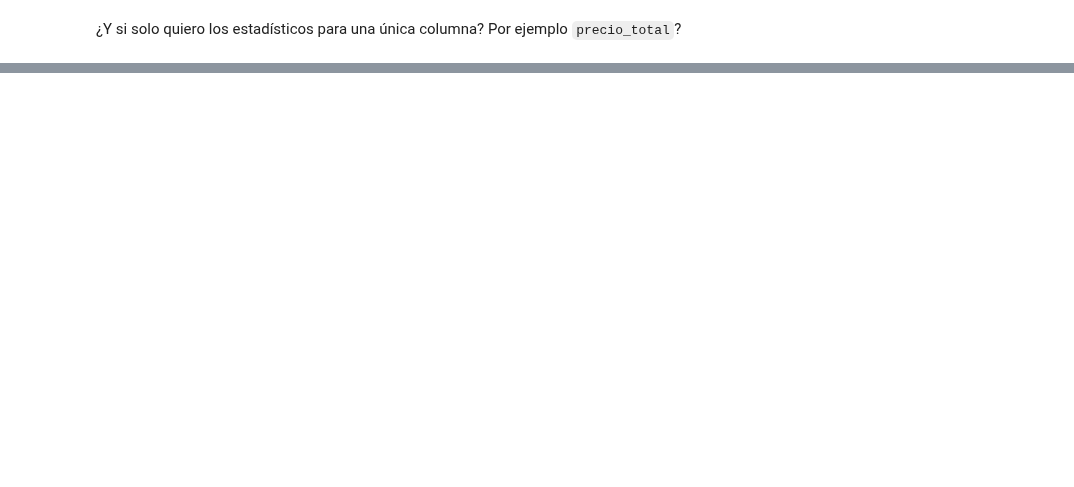
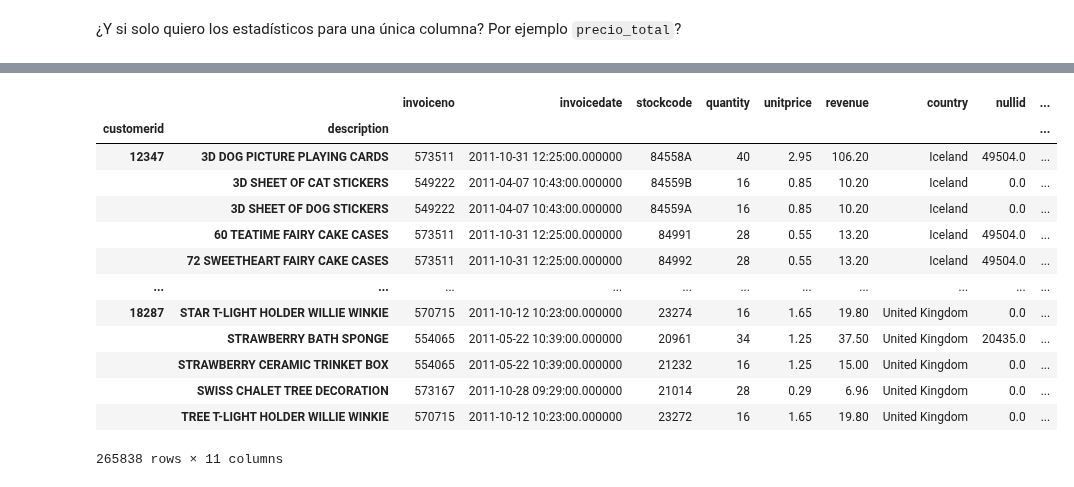
Before and after one commit to Ironhack-Data-Madrid-PartTime-May22/apuntes_clases, a Jupyter notebook: semana-04/4.2-Mas-Pandas.ipynb, the cells around one changed output, grey strips where cells are left out. Saved outputs shown, nothing was run; the diff lists cells and outputs as text; code cells hidden in the pictures; blank space fills up the shorter version.

```diff
--- a/semana-04/4.2-Mas-Pandas.ipynb
+++ b/semana-04/4.2-Mas-Pandas.ipynb
@@ -165,0 +860,8 @@ Imaginemos que queremos sacar las coordenadas como latitud y longitud de nuestro
+# %%
+def sacar_coordenadas(x):
+
+    geoloca = Nominatim(user_agent= "ana")
+
+    localizacion = geoloca.geocode(x)
+
+    return localizacion.latitude, localizacion.longitude
@@ -221,0 +1068,17 @@ Imaginemos que queremos sacar la media y la mediana para cada cliente:
+# %%
+df.groupby(['customerid', 'description']).max()
+# %% [output]
+|  |  | invoiceno | invoicedate | stockcode | quantity | unitprice | revenue | country | nullid | ... |
+| customerid | description |  |  |  |  |  |  |  |  | ... |
+| 12347 | 3D DOG PICTURE PLAYING CARDS | 573511 | 2011-10-31 12:25:00.000000 | 84558A | 40 | 2.95 | 106.20 | Iceland | 49504.0 | ... |
+|  | 3D SHEET OF CAT STICKERS | 549222 | 2011-04-07 10:43:00.000000 | 84559B | 16 | 0.85 | 10.20 | Iceland | 0.0 | ... |
+|  | 3D SHEET OF DOG STICKERS | 549222 | 2011-04-07 10:43:00.000000 | 84559A | 16 | 0.85 | 10.20 | Iceland | 0.0 | ... |
+|  | 60 TEATIME FAIRY CAKE CASES | 573511 | 2011-10-31 12:25:00.000000 | 84991 | 28 | 0.55 | 13.20 | Iceland | 49504.0 | ... |
+|  | 72 SWEETHEART FAIRY CAKE CASES | 573511 | 2011-10-31 12:25:00.000000 | 84992 | 28 | 0.55 | 13.20 | Iceland | 49504.0 | ... |
+| ... | ... | ... | ... | ... | ... | ... | ... | ... | ... | ... |
+| 18287 | STAR T-LIGHT HOLDER WILLIE WINKIE | 570715 | 2011-10-12 10:23:00.000000 | 23274 | 16 | 1.65 | 19.80 | United Kingdom | 0.0 | ... |
+|  | STRAWBERRY BATH SPONGE | 554065 | 2011-05-22 10:39:00.000000 | 20961 | 34 | 1.25 | 37.50 | United Kingdom | 20435.0 | ... |
+|  | STRAWBERRY CERAMIC TRINKET BOX | 554065 | 2011-05-22 10:39:00.000000 | 21232 | 16 | 1.25 | 15.00 | United Kingdom | 0.0 | ... |
+|  | SWISS CHALET TREE DECORATION | 573167 | 2011-10-28 09:29:00.000000 | 21014 | 28 | 0.29 | 6.96 | United Kingdom | 0.0 | ... |
+|  | TREE T-LIGHT HOLDER WILLIE WINKIE | 570715 | 2011-10-12 10:23:00.000000 | 23272 | 16 | 1.65 | 19.80 | United Kingdom | 0.0 | ... |
+265838 rows × 11 columns
```
Also changed, not shown: parts of 102 cells of this notebook, 1 other file.
